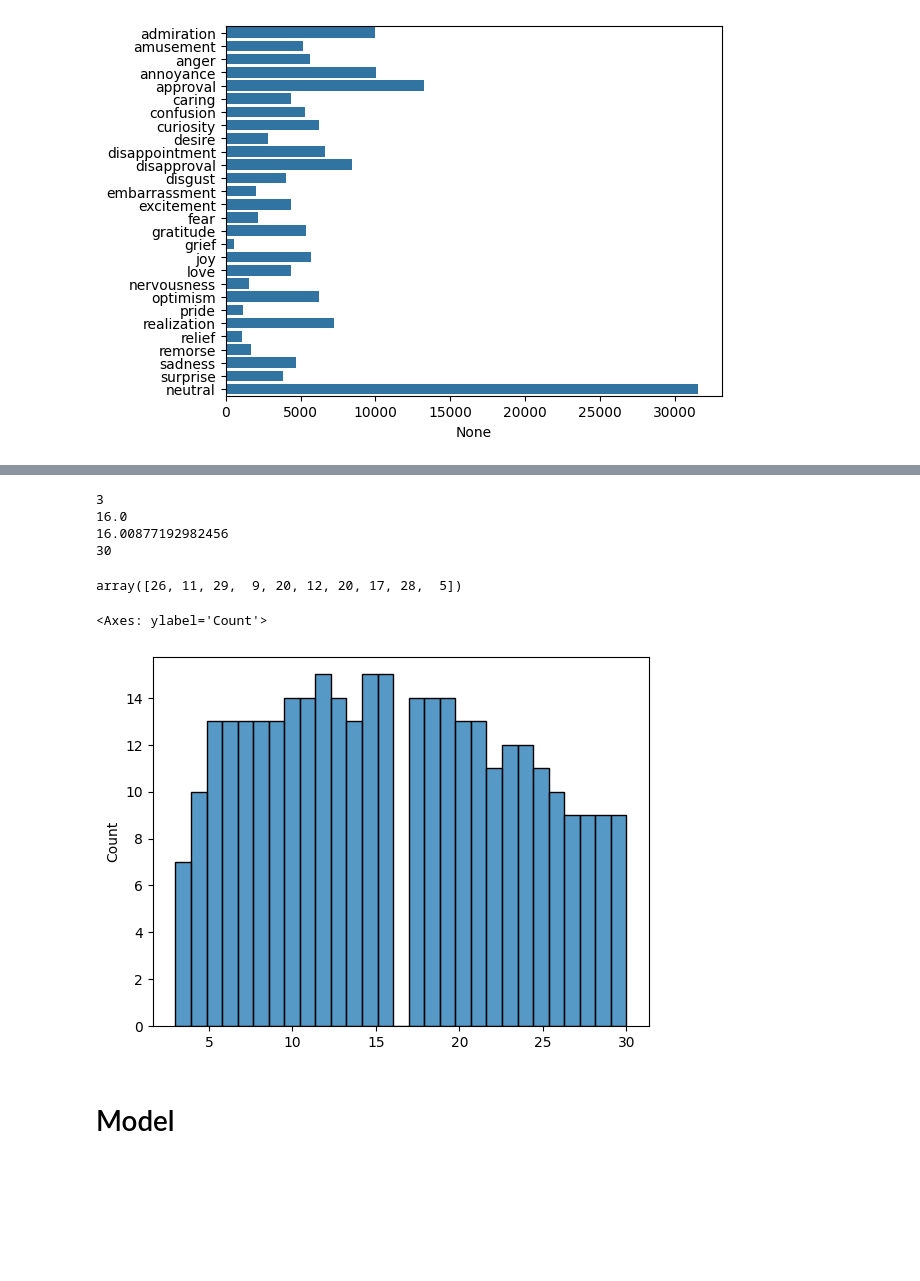
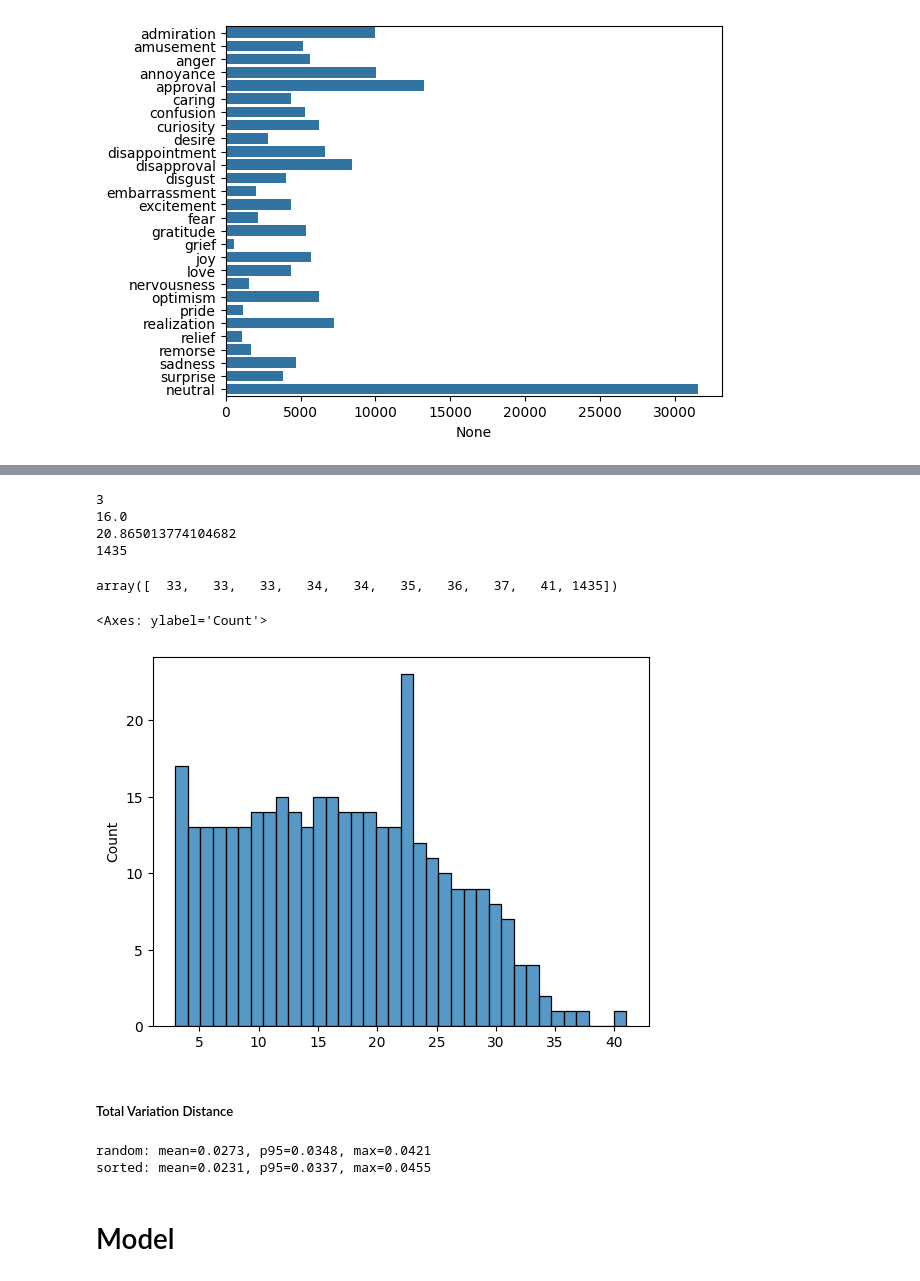
Before and after one commit to ReSpix/neural, a Jupyter notebook: notebooks/rnn/sequence_classification.ipynb, the cells around one changed output, grey strips where cells are left out. Saved outputs shown, nothing was run; the diff lists cells and outputs as text; code cells hidden in the pictures; blank space fills up the shorter version.

Commit message:
updated dataset structure

```diff
--- a/notebooks/rnn/sequence_classification.ipynb
+++ b/notebooks/rnn/sequence_classification.ipynb
@@ -115,7 +118,7 @@ class GoEmotionsDataset(keras.utils.PyDataset):
         x: pd.Series,
         y: np.ndarray,
         tokenizer,
-        max_seq_length: int,
+        max_seq_length: int | None,
         fixed_seq_length: bool,
         batch_size: int = 128,
         shuffle: bool = True,
@@ -133,12 +136,8 @@ class GoEmotionsDataset(keras.utils.PyDataset):
         self.fixed_seq_length = fixed_seq_length
         self.tokenizer = tokenizer
 
-        full_text_tokens = [tokenizer.encode(text) for text in x]
-        lengths = np.array([len(t) for t in full_text_tokens])
-        mask = lengths < max_seq_length
-
-        self.raw_text_tokens = [t for t, keep in zip(full_text_tokens, mask) if keep]
-        self.y = y[mask]
+        self.raw_text_tokens = [tokenizer.encode(text)[:max_seq_length] for text in x]
+        self.y = y
 
         if fixed_seq_length:
             self.padded_text_tokens = self.pad_sequences(
@@ -231,6 +230,6 @@ ds_fixed_train[0]
 # %%
-ds_variable_train = GoEmotionsDataset(X_train, y_train, tokenizer, 31, fixed_seq_length=False)
-ds_variable_test = GoEmotionsDataset(X_test, y_test, tokenizer, 31, fixed_seq_length=False)
+ds_variable_train = GoEmotionsDataset(X_train, y_train, tokenizer, None, fixed_seq_length=False)
+ds_variable_test = GoEmotionsDataset(X_test, y_test, tokenizer, None, fixed_seq_length=False)
 # %%
 lengths = np.array([i[0].shape[1] for i in ds_variable_train])
 # %%
@@ -241,14 +240,16 @@ print(lengths.max())
 # %% [output]
 3
 16.0
-16.00877192982456
-30
+20.865013774104682
+1435
-# %%
-lengths[:10]
-# %% [output]
-array([26, 11, 29,  9, 20, 12, 20, 17, 28,  5])
+# %%
+np.sort(lengths)[-10:]
+# %% [output]
+array([  33,   33,   33,   34,   34,   35,   36,   37,   41, 1435])
 # %%
-sns.histplot(lengths, bins=29)
+sns.histplot(np.sort(lengths)[:-1], bins=len(np.unique(lengths))-1)
 # %% [output]
 <Axes: ylabel='Count'>
-[figure, old version]
+[figure, new version]
+# %% [markdown]
+##### Total Variation Distance
@@ -255,3 +267,20 @@ sns.histplot(lengths, bins=29)
+# %%
+rng = np.random.default_rng()
+tvd_random = np.zeros(n_batches)
+for i in range(n_batches):
+    idx = rng.choice(len(ds_variable_train.y), size=64, replace=False)
+    p_batch = ds_variable_train.y[idx].mean(axis=0)
+    tvd_random[i] = np.abs(p_batch - p_global).mean()
+
+print(f"random: mean={tvd_random.mean():.4f}, "
+      f"p95={np.percentile(tvd_random, 95):.4f}, "
+      f"max={tvd_random.max():.4f}")
+print(f"sorted: mean={tvd_per_batch.mean():.4f}, "
+      f"p95={np.percentile(tvd_per_batch, 95):.4f}, "
+      f"max={tvd_per_batch.max():.4f}")
+# %% [output]
+random: mean=0.0273, p95=0.0348, max=0.0421
+sorted: mean=0.0231, p95=0.0337, max=0.0455
 # %% [markdown]
 # Model
 # %% [markdown]
```
Also changed, not shown: parts of 11 cells of this notebook.
